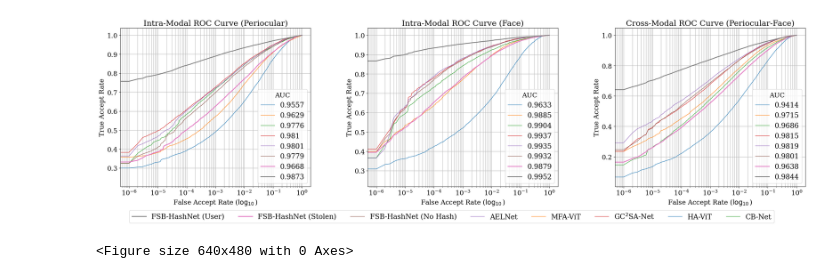
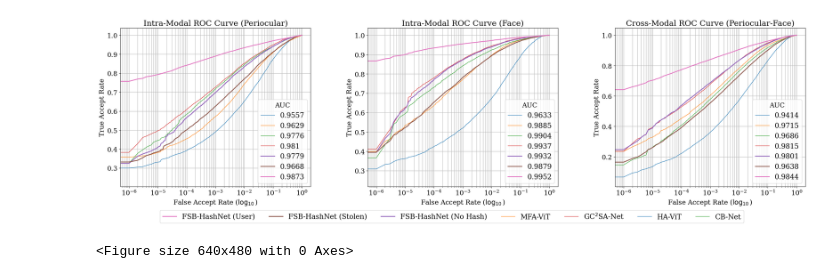
Before and after one commit to tiongsikng/fsb_hashnet, a Jupyter notebook: eval/plot_roc_sota.ipynb, the cells around one changed output. Cells and saved outputs as stored; diff of their text form; code cells hidden in the pictures.

```diff
--- a/eval/plot_roc_sota.ipynb
+++ b/eval/plot_roc_sota.ipynb
@@ -102,23 +102,6 @@ range_, mfavit_peri_tpr, mfavit_peri_avg = get_avg(mfavit_peri_fpr_dict, mfavit_
 range_, mfavit_face_tpr, mfavit_face_avg = get_avg(mfavit_face_fpr_dict, mfavit_face_tpr_dict, mfavit_face_auc_dict)
 range_, mfavit_cm_tpr, mfavit_cm_avg = get_avg(mfavit_cm_fpr_dict, mfavit_cm_tpr_dict, mfavit_cm_auc_dict)
 
-# AELNet
-ael_net_peri_eer_dict = torch.load(str(boiler_root) + '/roc/ael_net/peri/peri_eer_dict.pt')
-ael_net_peri_fpr_dict = torch.load(str(boiler_root) + '/roc/ael_net/peri/peri_fpr_dict.pt')
-ael_net_peri_tpr_dict = torch.load(str(boiler_root) + '/roc/ael_net/peri/peri_tpr_dict.pt')
-ael_net_peri_auc_dict = torch.load(str(boiler_root) + '/roc/ael_net/peri/peri_auc_dict.pt')
-ael_net_face_eer_dict = torch.load(str(boiler_root) + '/roc/ael_net/face/face_eer_dict.pt')
-ael_net_face_fpr_dict = torch.load(str(boiler_root) + '/roc/ael_net/face/face_fpr_dict.pt')
-ael_net_face_tpr_dict = torch.load(str(boiler_root) + '/roc/ael_net/face/face_tpr_dict.pt')
-ael_net_face_auc_dict = torch.load(str(boiler_root) + '/roc/ael_net/face/face_auc_dict.pt')
-ael_net_cm_eer_dict = torch.load(str(boiler_root) + '/roc/ael_net/cm/cm_eer_dict.pt')
-ael_net_cm_fpr_dict = torch.load(str(boiler_root) + '/roc/ael_net/cm/cm_fpr_dict.pt')
-ael_net_cm_tpr_dict = torch.load(str(boiler_root) + '/roc/ael_net/cm/cm_tpr_dict.pt')
-ael_net_cm_auc_dict = torch.load(str(boiler_root) + '/roc/ael_net/cm/cm_auc_dict.pt')
-range_, ael_net_peri_tpr, ael_net_peri_avg = get_avg(ael_net_peri_fpr_dict, ael_net_peri_tpr_dict, ael_net_peri_auc_dict)
-range_, ael_net_face_tpr, ael_net_face_avg = get_avg(ael_net_face_fpr_dict, ael_net_face_tpr_dict, ael_net_face_auc_dict)
-range_, ael_net_cm_tpr, ael_net_cm_avg = get_avg(ael_net_cm_fpr_dict, ael_net_cm_tpr_dict, ael_net_cm_auc_dict)
-
 # FSB-HashNet (No Hash)
 fsb_nohash_peri_eer_dict = torch.load(str(boiler_root) + '/roc/fsb_hashnet/nohash/peri/peri_eer_dict.pt')
 fsb_nohash_peri_fpr_dict = torch.load(str(boiler_root) + '/roc/fsb_hashnet/nohash/peri/peri_fpr_dict.pt')
@@ -189,8 +172,7 @@ havit_peri_roc, = axs[0].plot(range_, havit_peri_tpr, label=str(round(havit_peri
 mfavit_peri_roc, = axs[0].plot(range_, mfavit_peri_tpr, label=str(round(mfavit_peri_avg, 4)), linewidth=1)
 cb_net_peri_roc, = axs[0].plot(range_, cb_net_peri_tpr, label=str(round(cb_net_peri_avg, 4)), linewidth=1)
 gc2sa_net_peri_roc, = axs[0].plot(range_, gc2sa_net_peri_tpr, label=str(round(gc2sa_net_peri_avg, 4)), linewidth=1)
-ael_net_peri_roc, = axs[0].plot(range_, ael_net_peri_tpr, label=str(round(ael_net_peri_avg, 4)), linewidth=1)
-fsb_nohash_peri_roc, = axs[0].plot(range_, fsb_nohash_peri_tpr, label=str(round(fsb_nohash_peri_avg, 4)), linewidth=1)
+fsb_nohash_peri_roc, = axs[0].plot(range_, fsb_nohash_peri_tpr, label=str(round(fsb_nohash_peri_avg, 4)), linewidth=2)
 fsb_hashnet_peri_roc_stolen, = axs[0].plot(range_, fsb_hashnet_peri_tpr_stolen, label=str(round(fsb_hashnet_peri_avg_stolen, 4)), linewidth=2)
 fsb_hashnet_peri_roc_user, = axs[0].plot(range_, fsb_hashnet_peri_tpr_user, label=str(round(fsb_hashnet_peri_avg_user, 4)), linewidth=2)
 axs[0].legend(bbox_to_anchor=(1, 0), loc="lower right", title="AUC")
@@ -205,41 +187,39 @@ havit_face_roc, = axs[1].plot(range_, havit_face_tpr, label=str(round(havit_face
 mfavit_face_roc, = axs[1].plot(range_, mfavit_face_tpr, label=str(round(mfavit_face_avg, 4)), linewidth=1)
 cb_net_face_roc, = axs[1].plot(range_, cb_net_face_tpr, label=str(round(cb_net_face_avg, 4)), linewidth=1)
 gc2sa_net_face_roc, = axs[1].plot(range_, gc2sa_net_face_tpr, label=str(round(gc2sa_net_face_avg, 4)), linewidth=1)
-ael_net_face_roc, = axs[1].plot(range_, ael_net_face_tpr, label=str(round(ael_net_face_avg, 4)), linewidth=1)
-fsb_nohash_face_roc, = axs[1].plot(range_, fsb_nohash_face_tpr, label=str(round(fsb_nohash_face_avg, 4)), linewidth=1)
+fsb_nohash_face_roc, = axs[1].plot(range_, fsb_nohash_face_tpr, label=str(round(fsb_nohash_face_avg, 4)), linewidth=2)
 fsb_hashnet_face_roc_stolen, = axs[1].plot(range_, fsb_hashnet_face_tpr_stolen, label=str(round(fsb_hashnet_face_avg_stolen, 4)), linewidth=2)
 fsb_hashnet_face_roc_user, = axs[1].plot(range_, fsb_hashnet_face_tpr_user, label=str(round(fsb_hashnet_face_avg_user, 4)), linewidth=2)
 axs[1].legend(bbox_to_anchor=(1, 0), loc="lower right", title="AUC")
 
 # Intra-Modal ROC Curve
 axs[2].grid(which='both')
 axs[2].set_title('Cross-Modal ROC Curve (Periocular-Face)')
 axs[2].set_ylabel('True Accept Rate')
 axs[2].set_xlabel('False Accept Rate ($\log_{10}$)')
 axs[2].semilogx(base=10)
 havit_cm_roc, = axs[2].plot(range_, havit_cm_tpr, label=str(round(havit_cm_avg, 4)), linewidth=1)
 mfavit_cm_roc, = axs[2].plot(range_, mfavit_cm_tpr, label=str(round(mfavit_cm_avg, 4)), linewidth=1)
 cb_net_cm_roc, = axs[2].plot(range_, cb_net_cm_tpr, label=str(round(cb_net_cm_avg, 4)), linewidth=1)
 gc2sa_net_cm_roc, = axs[2].plot(range_, gc2sa_net_cm_tpr, label=str(round(gc2sa_net_cm_avg, 4)), linewidth=1)
-ael_net_cm_roc, = axs[2].plot(range_, ael_net_cm_tpr, label=str(round(ael_net_cm_avg, 4)), linewidth=1)
-fsb_nohash_cm_roc, = axs[2].plot(range_, fsb_nohash_cm_tpr, label=str(round(fsb_nohash_cm_avg, 4)), linewidth=1)
+fsb_nohash_cm_roc, = axs[2].plot(range_, fsb_nohash_cm_tpr, label=str(round(fsb_nohash_cm_avg, 4)), linewidth=2)
 fsb_hashnet_cm_roc_stolen, = axs[2].plot(range_, fsb_hashnet_cm_tpr_stolen, label=str(round(fsb_hashnet_cm_avg_stolen, 4)), linewidth=2)
 fsb_hashnet_cm_roc_user, = axs[2].plot(range_, fsb_hashnet_cm_tpr_user, label=str(round(fsb_hashnet_cm_avg_user, 4)), linewidth=2)
 axs[2].legend(bbox_to_anchor=(1, 0), loc="lower right", title="AUC")
 
 # Legends
-line_labels = ["FSB-HashNet (User)", "FSB-HashNet (Stolen)", "FSB-HashNet (No Hash)", "AELNet", "MFA-ViT", "GC$^2$SA-Net", "HA-ViT", "CB-Net"]
+line_labels = ["FSB-HashNet (User)", "FSB-HashNet (Stolen)", "FSB-HashNet (No Hash)", "MFA-ViT", "GC$^2$SA-Net", "HA-ViT", "CB-Net"]
 
-fig.legend( handles=[fsb_hashnet_cm_roc_user, fsb_hashnet_cm_roc_stolen, fsb_nohash_cm_roc, ael_net_cm_roc, mfavit_cm_roc, gc2sa_net_cm_roc, havit_cm_roc, cb_net_cm_roc],
+fig.legend( handles=[fsb_hashnet_cm_roc_user, fsb_hashnet_cm_roc_stolen, fsb_nohash_cm_roc, mfavit_cm_roc, gc2sa_net_cm_roc, havit_cm_roc, cb_net_cm_roc],
             labels=line_labels,   # The labels for each line
             loc="lower center",
             bbox_to_anchor=(0.5, -0.07),
-            ncol=8,    # Position of legend
+            ncol=7,    # Position of legend
             borderaxespad=0.1)
 
 plt.savefig('../graphs/ROC_sota.pdf', bbox_inches='tight')
 plt.show()
 plt.clf()
 # %% [output]
-[figure, old version]
+[figure, new version]
 <Figure size 640x480 with 0 Axes>
```
Also changed, not shown: 1 other file.
